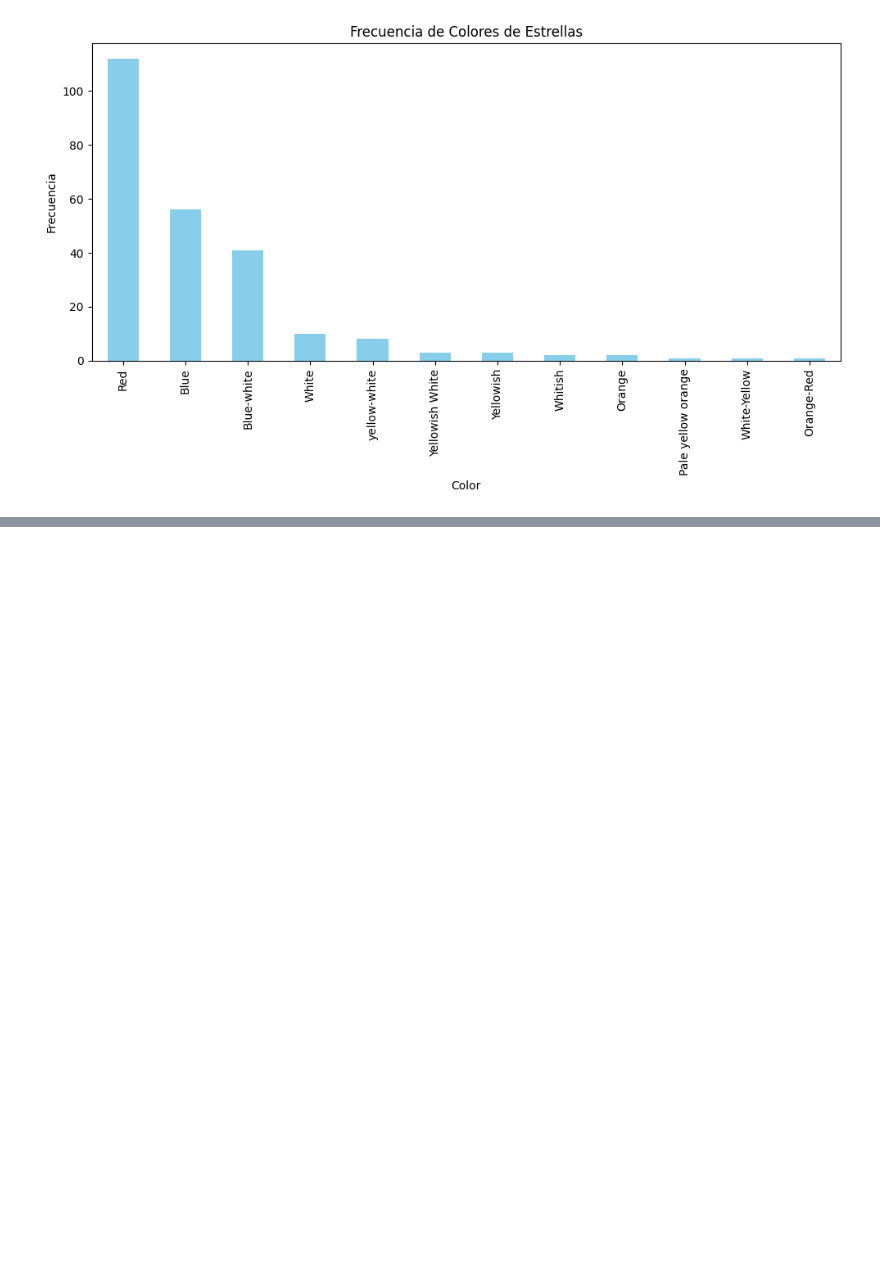
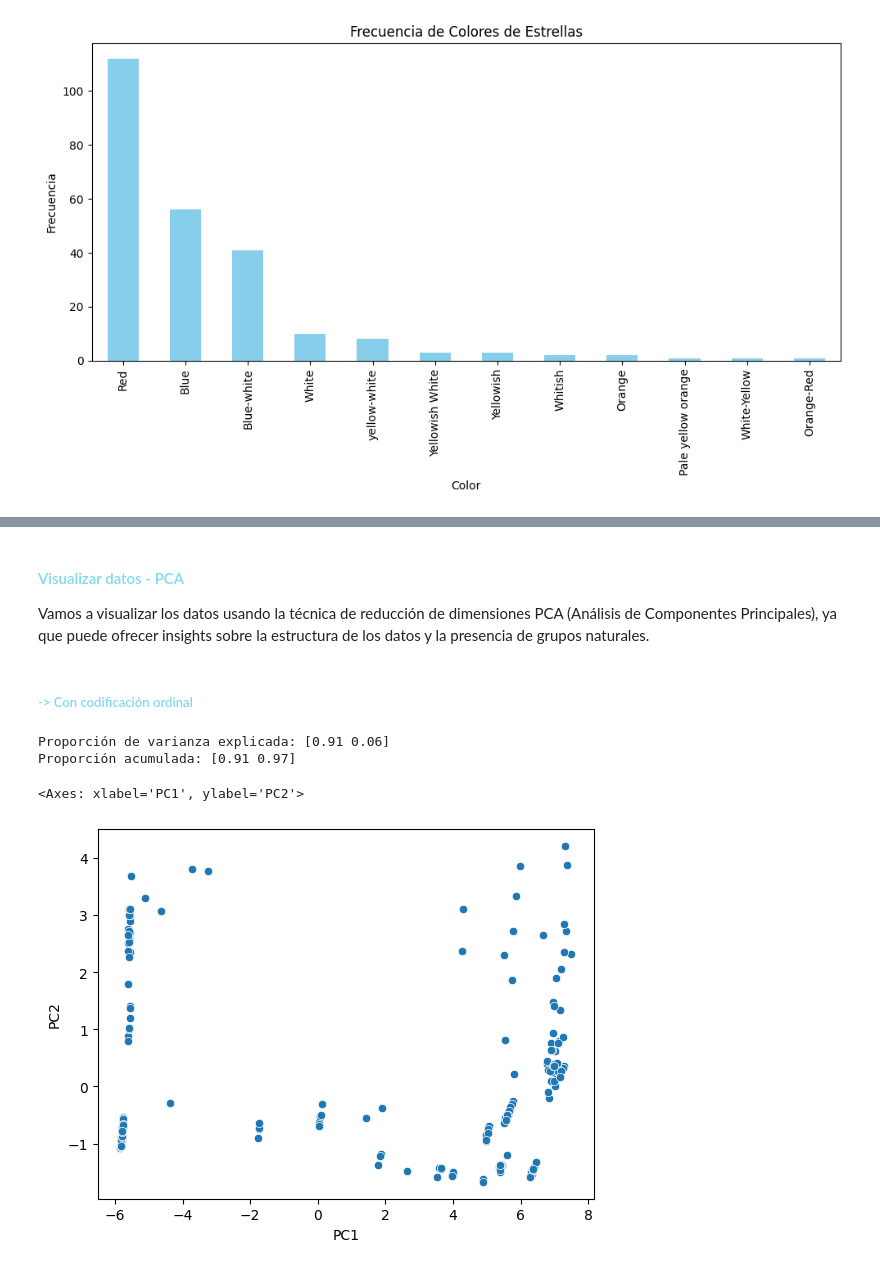
Before and after one commit to NataaNK/Grupo11_Practica2, a Jupyter notebook: main.ipynb, the cells around one changed output, grey strips where cells are left out. Cells and saved outputs as stored; diff of their text form; code cells hidden in the pictures; blank space fills up the shorter version.

Commit message:
Estandarización, codificación, PCA, y elbow

```diff
--- a/main.ipynb
+++ b/main.ipynb
@@ -249,0 +411,34 @@ print(df[['Color', 'Spectral_Class']].head())
+# %% [markdown]
+#### <span style="color:#80DAEB">Visualizar datos - PCA</span>
+
+Vamos a visualizar los datos usando la técnica de reducción de dimensiones PCA (Análisis de Componentes Principales), ya que puede ofrecer insights sobre la estructura de los datos y la presencia de grupos naturales.
+# %% [markdown]
+##### <span style="color:#80DAEB">-> Con codificación ordinal</span>
+# %%
+# Mostrar datos
+# ==============================================================================
+from sklearn.decomposition import PCA
+import seaborn as sns
+import numpy as np
+
+np.set_printoptions(precision=2)
+
+X = df_full_ordinal.values.squeeze()
+
+pca = PCA(n_components=2)
+
+X_trans = pca.fit_transform(X)
+
+df_pca_ordinal = pd.DataFrame(X_trans, columns=['PC1','PC2'])
+df_pca_ordinal.head()
+
+std = df_pca_ordinal.describe().transpose()["std"]
+print(f"Proporción de varianza explicada: {pca.explained_variance_ratio_}")
+print(f"Proporción acumulada: {np.cumsum(pca.explained_variance_ratio_)}")
+
+sns.scatterplot(data=df_pca_ordinal, x="PC1", y="PC2")
+# %% [output]
+Proporción de varianza explicada: [0.91 0.06]
+Proporción acumulada: [0.91 0.97]
+<Axes: xlabel='PC1', ylabel='PC2'>
+[figure, added]
```
Also changed, not shown: parts of 24 cells of this notebook, 1 other file.
